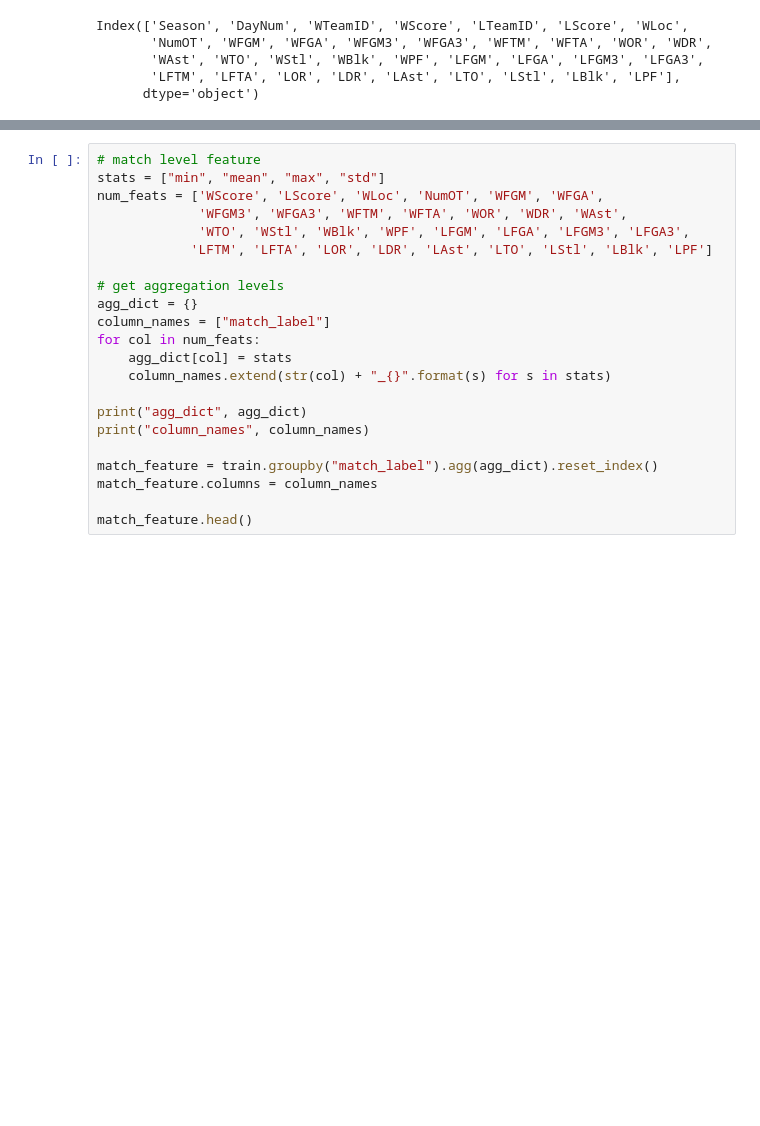
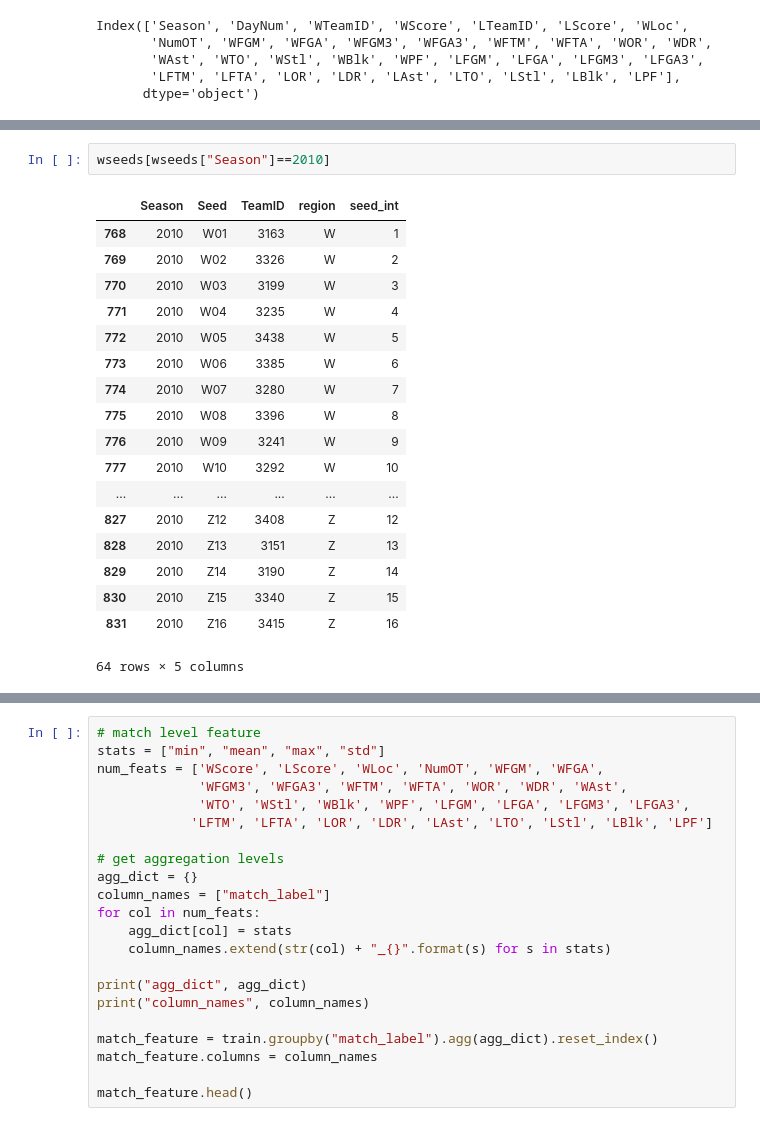
Before and after one commit to MJeremy2017/machine-learning-models, a Jupyter notebook: Kaggle-NCAA/Match-Prediction.ipynb, the cells around one changed output, grey strips where cells are left out. Cells and saved outputs as stored; diff of their text form; blank space fills up the shorter version.

```diff
--- a/Kaggle-NCAA/Match-Prediction.ipynb
+++ b/Kaggle-NCAA/Match-Prediction.ipynb
@@ -305,0 +398,21 @@ test size (5272, 39)
+# %%
+wseeds[wseeds["Season"]==2010]
+# %% [output]
+|  | Season | Seed | TeamID | region | seed_int |
+| 768 | 2010 | W01 | 3163 | W | 1 |
+| 769 | 2010 | W02 | 3326 | W | 2 |
+| 770 | 2010 | W03 | 3199 | W | 3 |
+| 771 | 2010 | W04 | 3235 | W | 4 |
+| 772 | 2010 | W05 | 3438 | W | 5 |
+| 773 | 2010 | W06 | 3385 | W | 6 |
+| 774 | 2010 | W07 | 3280 | W | 7 |
+| 775 | 2010 | W08 | 3396 | W | 8 |
+| 776 | 2010 | W09 | 3241 | W | 9 |
+| 777 | 2010 | W10 | 3292 | W | 10 |
+| ... | ... | ... | ... | ... | ... |
+| 827 | 2010 | Z12 | 3408 | Z | 12 |
+| 828 | 2010 | Z13 | 3151 | Z | 13 |
+| 829 | 2010 | Z14 | 3190 | Z | 14 |
+| 830 | 2010 | Z15 | 3340 | Z | 15 |
+| 831 | 2010 | Z16 | 3415 | Z | 16 |
+64 rows × 5 columns
```
Also changed, not shown: parts of 8 cells of this notebook.
